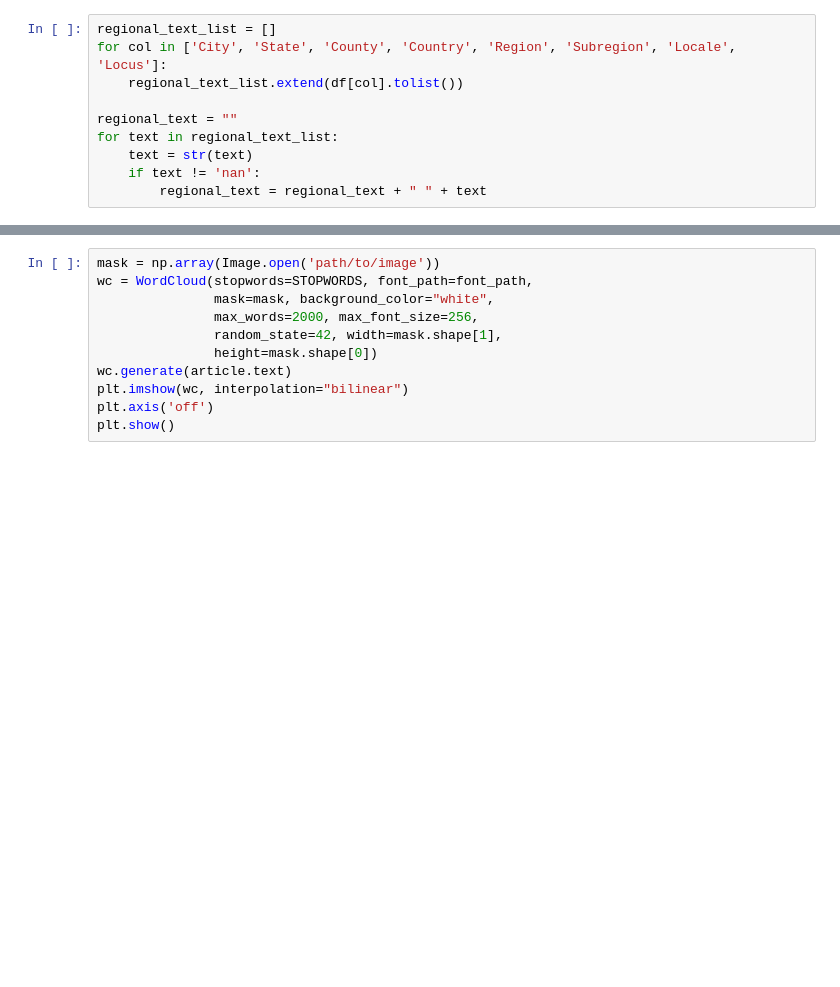
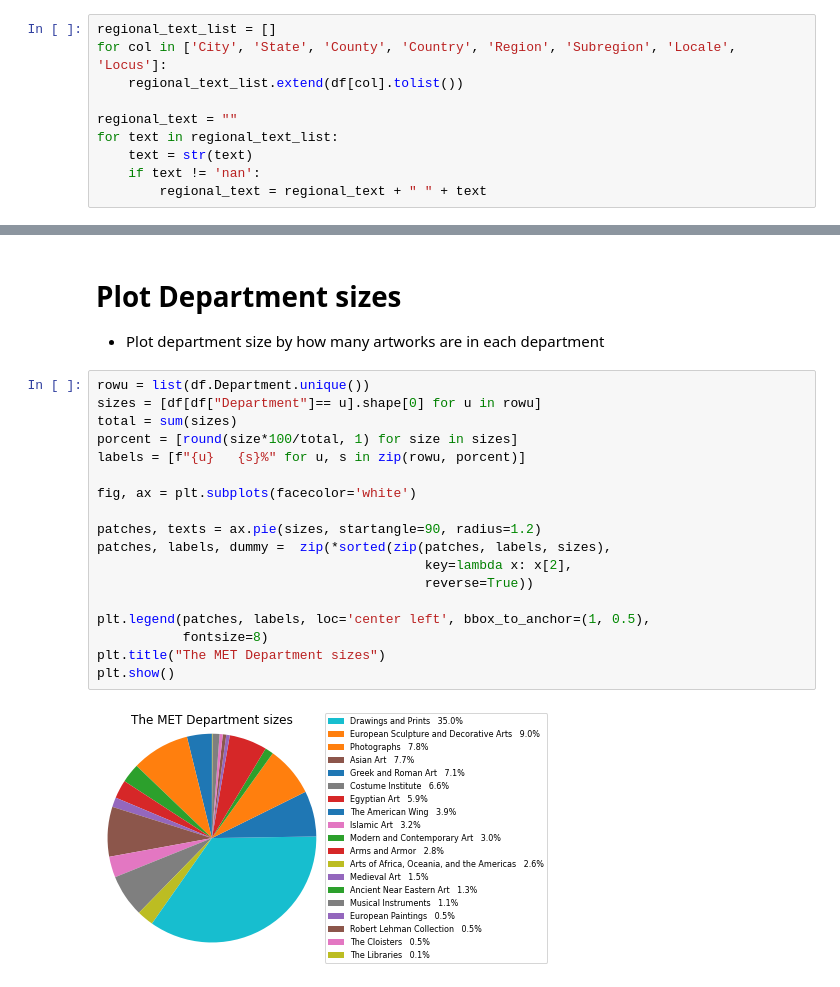
Before and after one commit to agraham85/metmuseum-datamining, a Jupyter notebook: mike_visuals.ipynb, the cells around one changed output, grey strips where cells are left out. Cells and saved outputs as stored; diff of their text form; blank space fills up the shorter version.

```diff
--- a/mike_visuals.ipynb
+++ b/mike_visuals.ipynb
@@ -55,11 +70,24 @@ plt.show()
-# %%
-mask = np.array(Image.open('path/to/image'))
-wc = WordCloud(stopwords=STOPWORDS, font_path=font_path,
-               mask=mask, background_color="white",
-               max_words=2000, max_font_size=256,
-               random_state=42, width=mask.shape[1],
-               height=mask.shape[0])
-wc.generate(article.text)
-plt.imshow(wc, interpolation="bilinear")
-plt.axis('off')
-plt.show()
+# %% [markdown]
+# Plot Department sizes
+
+- Plot department size by how many artworks are in each department
+# %%
+rowu = list(df.Department.unique())
+sizes = [df[df["Department"]== u].shape[0] for u in rowu]
+total = sum(sizes)
+porcent = [round(size*100/total, 1) for size in sizes]
+labels = [f"{u}   {s}%" for u, s in zip(rowu, porcent)]
+
+fig, ax = plt.subplots(facecolor='white')
+
+patches, texts = ax.pie(sizes, startangle=90, radius=1.2)
+patches, labels, dummy =  zip(*sorted(zip(patches, labels, sizes),
+                                          key=lambda x: x[2],
+                                          reverse=True))
+
+plt.legend(patches, labels, loc='center left', bbox_to_anchor=(1, 0.5),
+           fontsize=8)
+plt.title("The MET Department sizes")
+plt.show()
+# %% [output]
+[figure, added]
```
Also changed, not shown: parts of 12 cells of this notebook, 9 other files.
